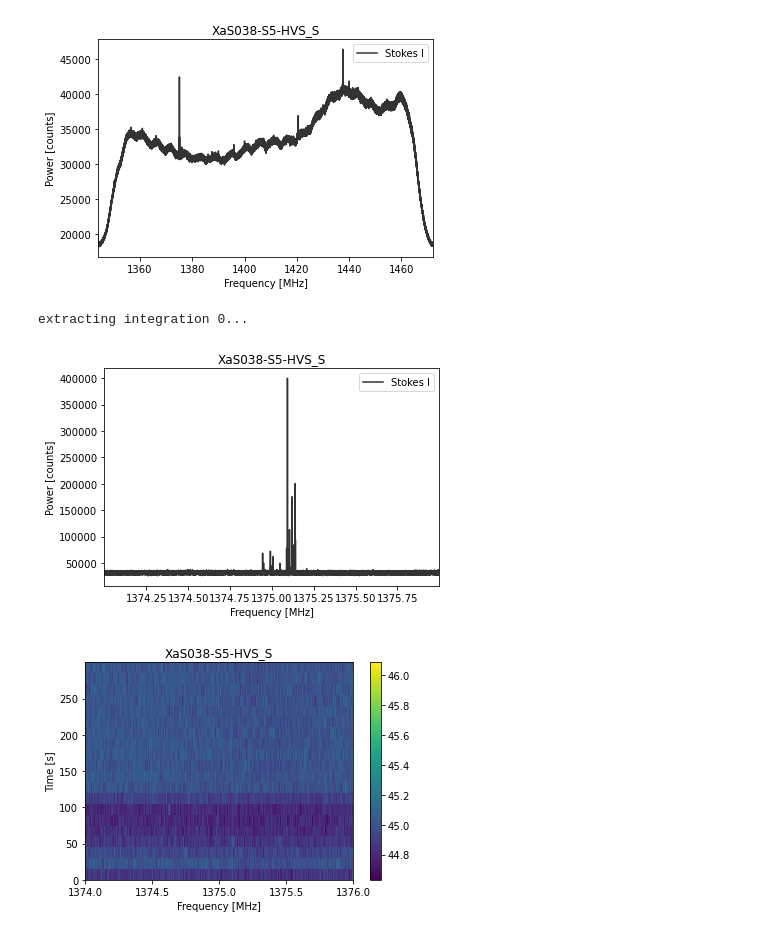
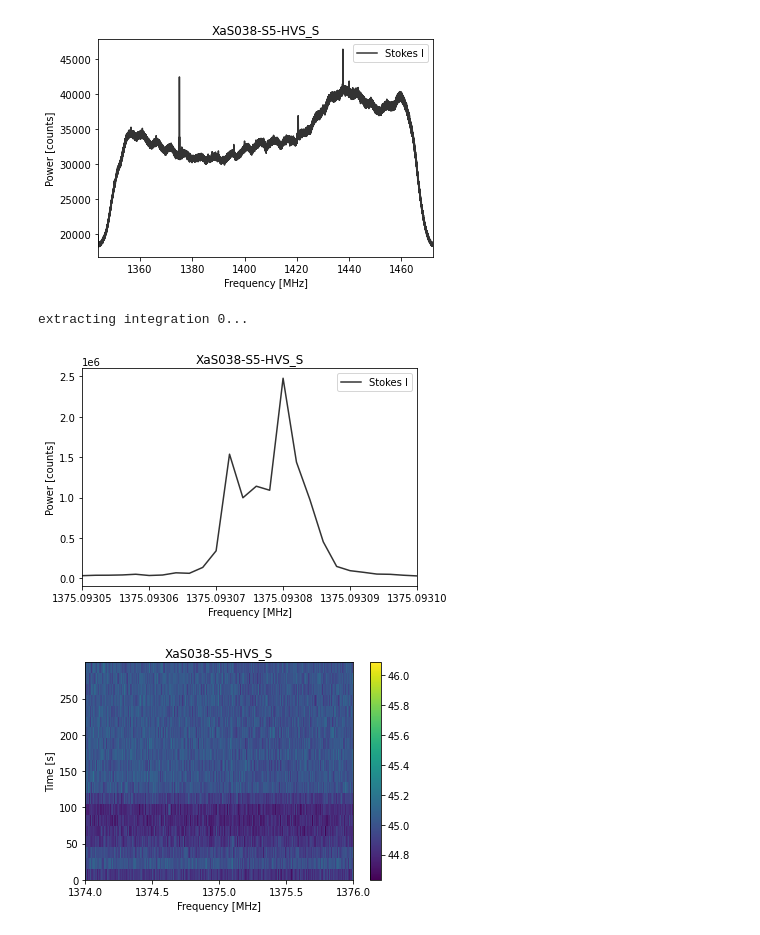
Before and after one commit to lacker/astro, a Jupyter notebook: analyze.ipynb, the cells around one changed output. Drawn from its saved outputs; the diff is of its cells as text; code cells hidden in the pictures.

```diff
--- a/analyze.ipynb
+++ b/analyze.ipynb
@@ -10,8 +10,8 @@ obs.plot_spectrum()
 extracting integration 0...
 [figure]
 # %%
-obs.plot_spectrum(f_start=1374, f_stop=1376)
+obs.plot_spectrum(f_start=1375.09305, f_stop=1375.0931)
 # %% [output]
 extracting integration 0...
-[figure, old version]
+[figure, new version]
 # %%
```
Also changed, not shown: parts of 1 cell of this notebook.
